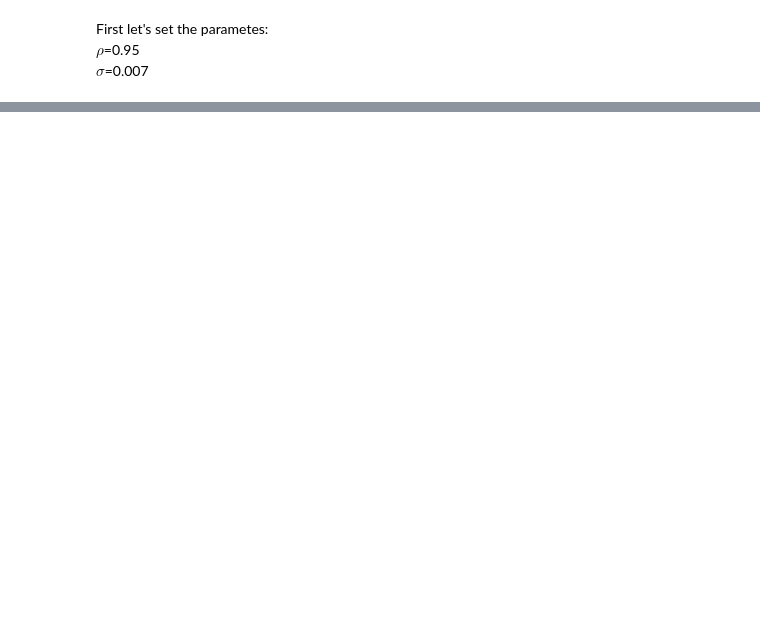
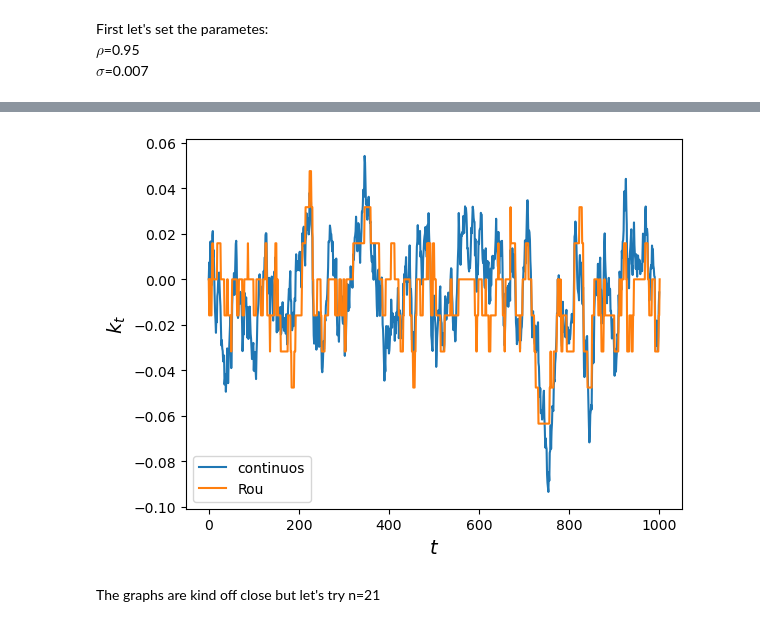
Before and after one commit to samuefra/trabalho1_cezar, a Jupyter notebook: trabcezar.ipynb, the cells around one changed output, grey strips where cells are left out. Cells and saved outputs as stored; diff of their text form; code cells hidden in the pictures; blank space fills up the shorter version.

```diff
--- a/trabcezar.ipynb
+++ b/trabcezar.ipynb
@@ -327,0 +197,12 @@ plt.show()
+# %%
+fig, ax = plt.subplots()
+ax.plot(x,  label='continuos')
+ax.plot(simulated_states1, label='Rou')
+ax.set_xlabel('$t$', fontsize=14)
+ax.set_ylabel('$k_t$', fontsize=14)
+ax.legend()
+plt.show()
+# %% [output]
+[figure, added]
+# %% [markdown]
+The graphs are kind off close but let's try n=21
```
Also changed, not shown: parts of 86 cells of this notebook.
